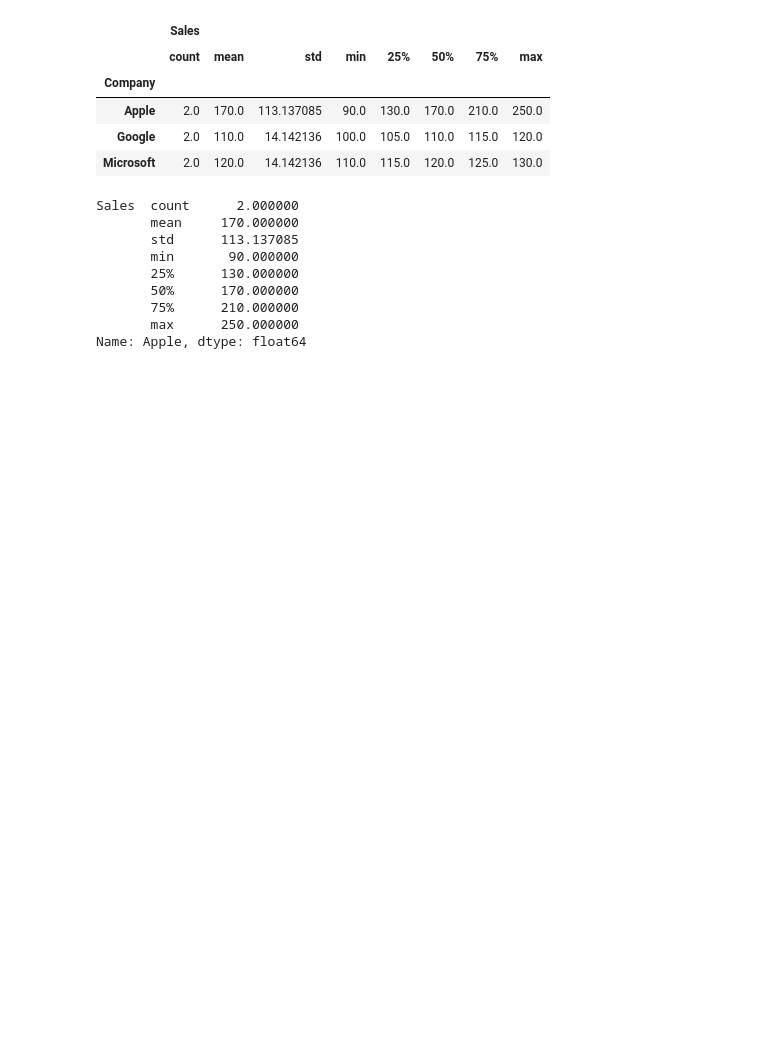
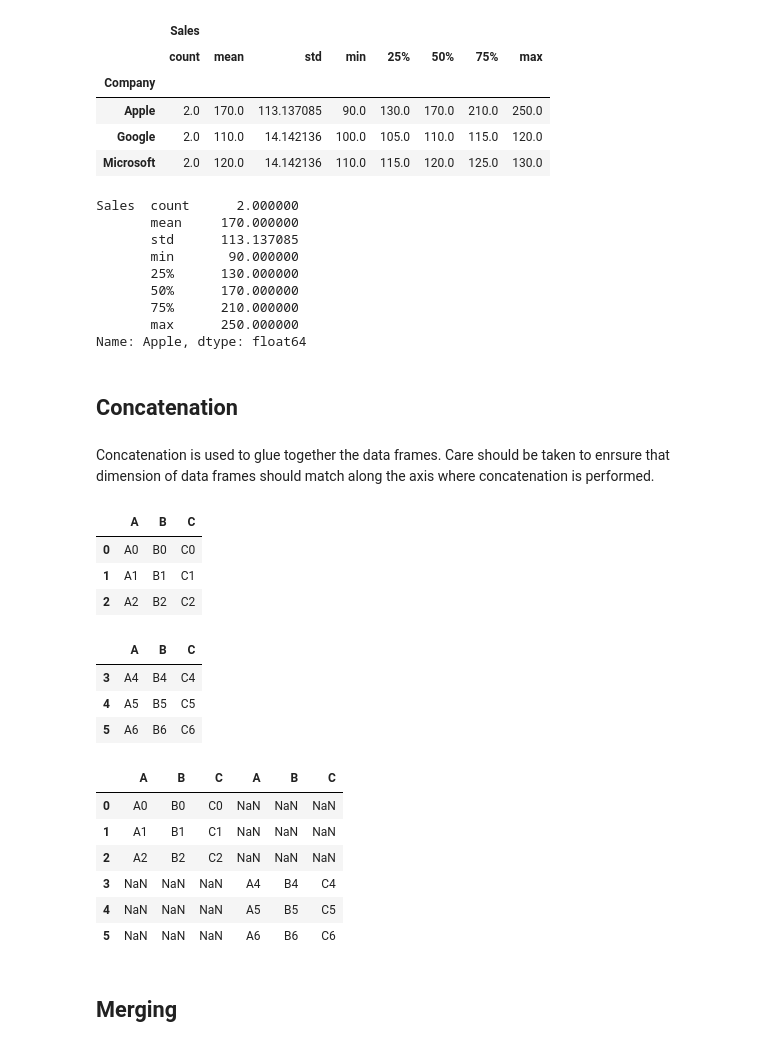
Before and after one commit to AvinivA/Python, a Jupyter notebook: Pandas/Basics.ipynb, the cells around one changed output. Drawn from its saved outputs; the diff is of its cells as text; code cells hidden in the pictures; blank space fills up the shorter version.

```diff
--- a/Pandas/Basics.ipynb
+++ b/Pandas/Basics.ipynb
@@ -510,3 +510,30 @@ Sales  count      2.000000
        75%      210.000000
        max      250.000000
 Name: Apple, dtype: float64
+# %% [markdown]
+## Concatenation
+# %% [markdown]
+Concatenation is used to glue together the data frames. Care should be taken to enrsure that dimension of data frames should
+match along the axis where concatenation is performed.
+# %%
+df1 = pd.DataFrame({'A':['A0', 'A1', 'A2'],
+                    'B':['B0', 'B1', 'B2'],
+                    'C':'C0 C1 C2'.split(),
+                   })
+df1
+# %% [output]
+|  | A | B | C |
+| 0 | A0 | B0 | C0 |
+| 1 | A1 | B1 | C1 |
+| 2 | A2 | B2 | C2 |
+# %%
+df2 = pd.DataFrame({'A':'A4 A5 A6'.split(),
+                    'B':'B4 B5 B6'.split(),
+                    'C':'C4 C5 C6'.split()
+                   },index=[3,4,5])
+df2
+# %% [output]
+|  | A | B | C |
+| 3 | A4 | B4 | C4 |
+| 4 | A5 | B5 | C5 |
+| 5 | A6 | B6 | C6 |
@@ -512,0 +543,13 @@ Name: Apple, dtype: float64
+# %%
+# Concatenate the data frames along the columns, i.e axis=1.
+pd.concat([df1,df2],axis=1)
+# %% [output]
+|  | A | B | C | A | B | C |
+| 0 | A0 | B0 | C0 | NaN | NaN | NaN |
+| 1 | A1 | B1 | C1 | NaN | NaN | NaN |
+| 2 | A2 | B2 | C2 | NaN | NaN | NaN |
+| 3 | NaN | NaN | NaN | A4 | B4 | C4 |
+| 4 | NaN | NaN | NaN | A5 | B5 | C5 |
+| 5 | NaN | NaN | NaN | A6 | B6 | C6 |
+# %% [markdown]
+## Merging
```
Also changed, not shown: parts of 2 cells of this notebook.
